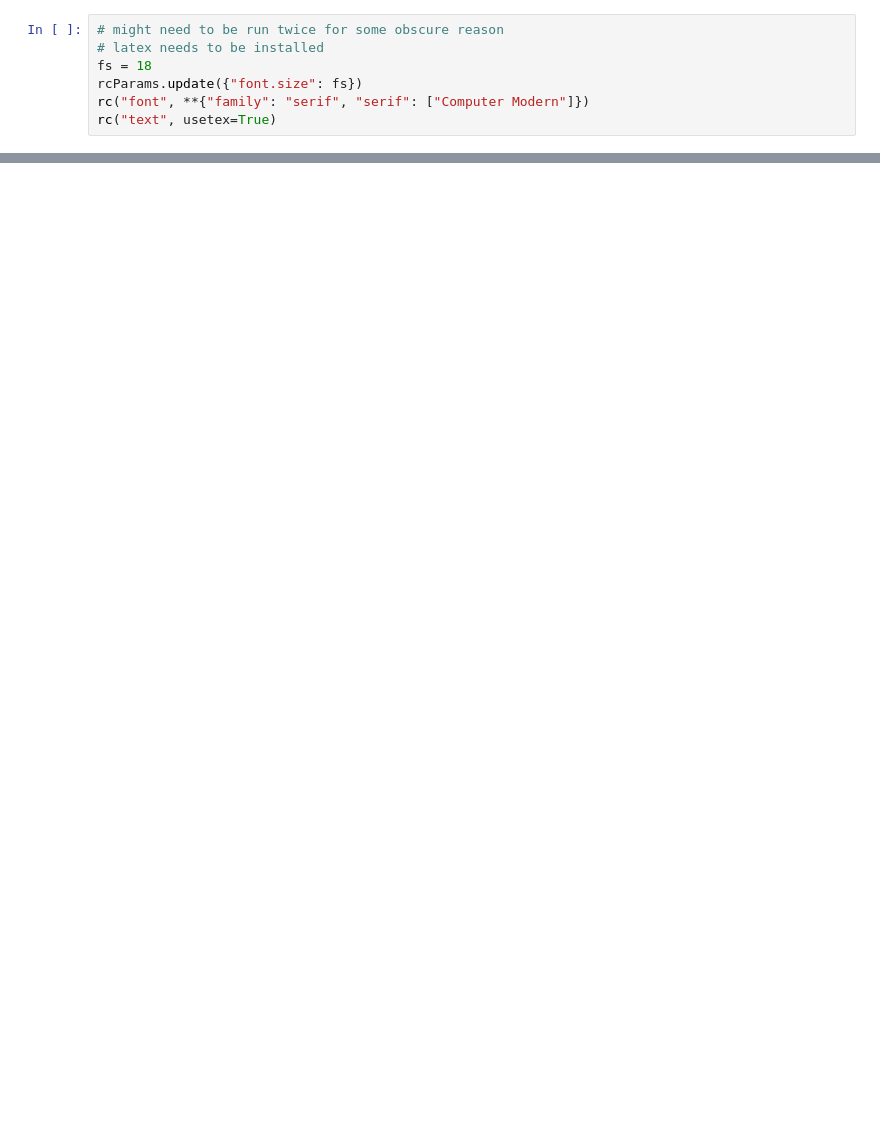
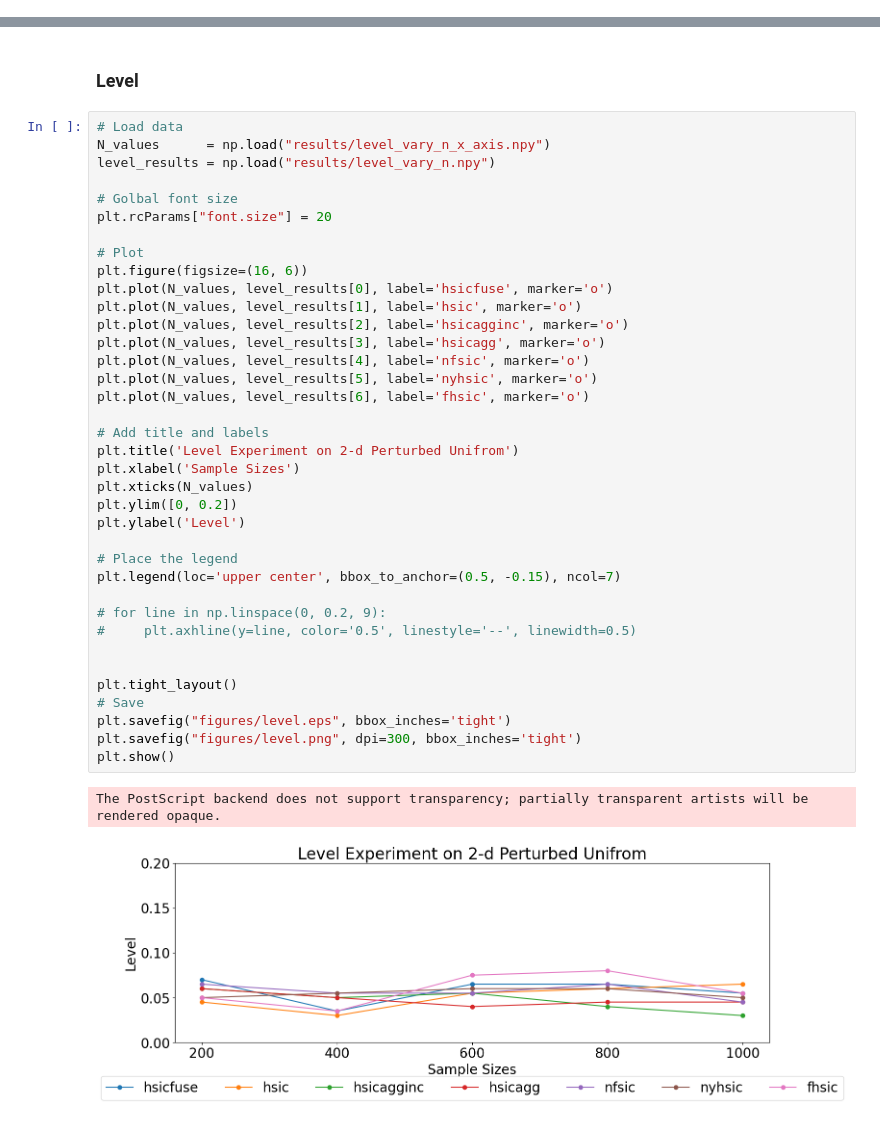
Before and after one commit to GuangyaoRen/HSICFUSE, a Jupyter notebook: figures.ipynb, the cells around one changed output, grey strips where cells are left out. Drawn from its saved outputs; the diff is of its cells as text; blank space fills up the shorter version.

```diff
--- a/figures.ipynb
+++ b/figures.ipynb
@@ -5,9 +5,2 @@ import numpy as np
 from pathlib import Path
 Path("figures").mkdir(exist_ok=True)
-# %%
-# might need to be run twice for some obscure reason
-# latex needs to be installed
-fs = 18
-rcParams.update({"font.size": fs})
-rc("font", **{"family": "serif", "serif": ["Computer Modern"]})
-rc("text", usetex=True)
@@ -119,0 +187,42 @@ f.savefig("figures/main_figure.png", dpi=300, bbox_inches="tight") ### change
+# %% [markdown]
+### Level
+# %%
+# Load data
+N_values      = np.load("results/level_vary_n_x_axis.npy")
+level_results = np.load("results/level_vary_n.npy")
+
+# Golbal font size
+plt.rcParams["font.size"] = 20
+
+# Plot
+plt.figure(figsize=(16, 6))
+plt.plot(N_values, level_results[0], label='hsicfuse', marker='o')
+plt.plot(N_values, level_results[1], label='hsic', marker='o')
+plt.plot(N_values, level_results[2], label='hsicagginc', marker='o')
+plt.plot(N_values, level_results[3], label='hsicagg', marker='o')
+plt.plot(N_values, level_results[4], label='nfsic', marker='o')
+plt.plot(N_values, level_results[5], label='nyhsic', marker='o')
+plt.plot(N_values, level_results[6], label='fhsic', marker='o')
+
+# Add title and labels
+plt.title('Level Experiment on 2-d Perturbed Unifrom')
+plt.xlabel('Sample Sizes')
+plt.xticks(N_values)
+plt.ylim([0, 0.2])
+plt.ylabel('Level')
+
+# Place the legend
+plt.legend(loc='upper center', bbox_to_anchor=(0.5, -0.15), ncol=7)
+
+# for line in np.linspace(0, 0.2, 9):
+#     plt.axhline(y=line, color='0.5', linestyle='--', linewidth=0.5)
+
+
+plt.tight_layout()
+# Save
+plt.savefig("figures/level.eps", bbox_inches='tight')
+plt.savefig("figures/level.png", dpi=300, bbox_inches='tight')
+plt.show()
+# %% [output]
+The PostScript backend does not support transparency; partially transparent artists will be rendered opaque.
+[figure, added]
```
Also changed, not shown: parts of 11 cells of this notebook, 59 other files.
